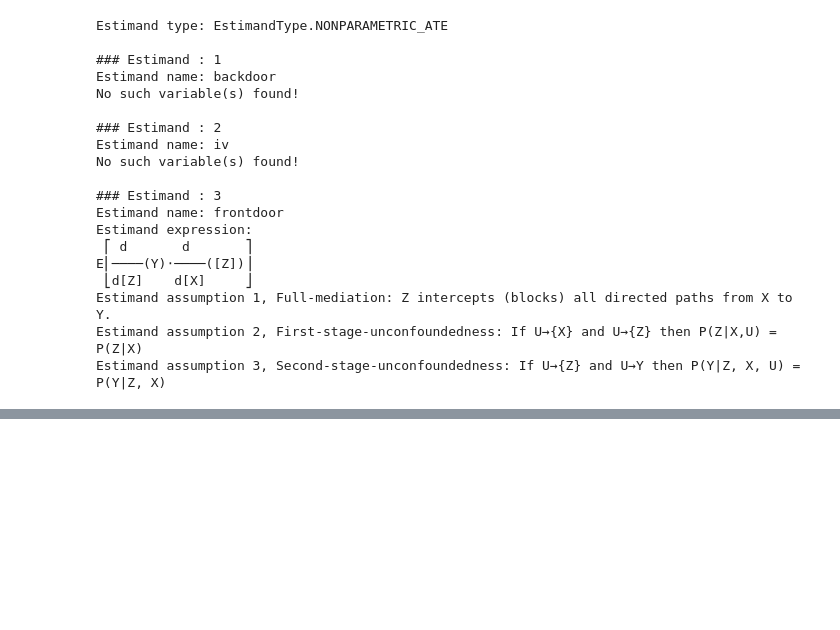
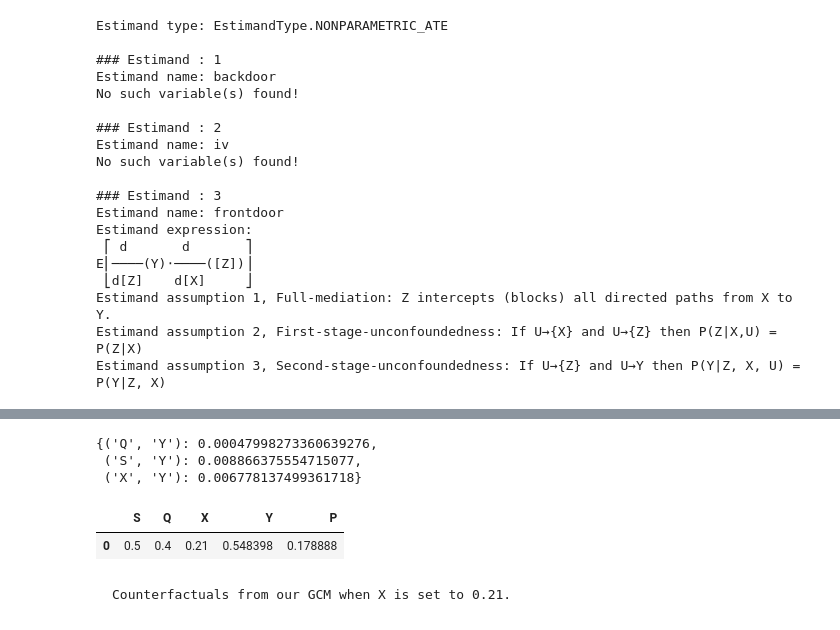
Before and after one commit to LeonardoSMSoares/Causal-Inference, a Jupyter notebook: Causal Inference and Discovery in Python/CIDP 03 - Process of Causal Inference.ipynb, the cells around one changed output, grey strips where cells are left out. Drawn from its saved outputs; the diff is of its cells as text; code cells hidden in the pictures; blank space fills up the shorter version.

```diff
--- a/Causal Inference and Discovery in Python/CIDP 03 - Process of Causal Inference.ipynb
+++ b/Causal Inference and Discovery in Python/CIDP 03 - Process of Causal Inference.ipynb
@@ -630,0 +901,37 @@ Estimand assumption 3, Second-stage-unconfoundedness: If U→{Z} and U→Y then
+# %%
+edges = ['SQ', 'SY', 'QX', 'QY', 'XP', 'YP', 'XY']
+graph_nx = nx.DiGraph([(edge[0], edge[1]) for edge in edges])
+
+nx.draw(
+    graph_nx,
+    with_labels=True,
+    node_size=900,
+    font_color='white',
+    node_color=COLORS[0]
+)
+# %%
+causal_model = gcm.InvertibleStructuralCausalModel(graph_nx)    # Invertible SCM
+
+causal_model.set_causal_mechanism('S', gcm.EmpiricalDistribution())
+causal_model.set_causal_mechanism('X', gcm.AdditiveNoiseModel(gcm.ml.create_linear_regressor()))
+causal_model.set_causal_mechanism('Y', gcm.AdditiveNoiseModel(gcm.ml.create_linear_regressor()))
+causal_model.set_causal_mechanism('P', gcm.AdditiveNoiseModel(gcm.ml.create_linear_regressor()))
+causal_model.set_causal_mechanism('Q', gcm.AdditiveNoiseModel(gcm.ml.create_linear_regressor()))
+
+gcm.fit(causal_model, df)
+# %%
+gcm.arrow_strength(causal_model, 'Y')
+# %% [output]
+{('Q', 'Y'): 0.00047998273360639276,
+ ('S', 'Y'): 0.008866375554715077,
+ ('X', 'Y'): 0.006778137499361718}
+# %%
+gcm.counterfactual_samples(
+    causal_model,
+    {'X': lambda x: .21},
+    observed_data=pd.DataFrame(data=dict(X=[.5], Y=[.75], S=[.5], Q=[.4], P=[.34])))
+# %% [output]
+|  | S | Q | X | Y | P |
+| 0 | 0.5 | 0.4 | 0.21 | 0.548398 | 0.178888 |
+# %% [markdown]
+    Counterfactuals from our GCM when X is set to 0.21.
```
Also changed, not shown: parts of 32 cells of this notebook.
